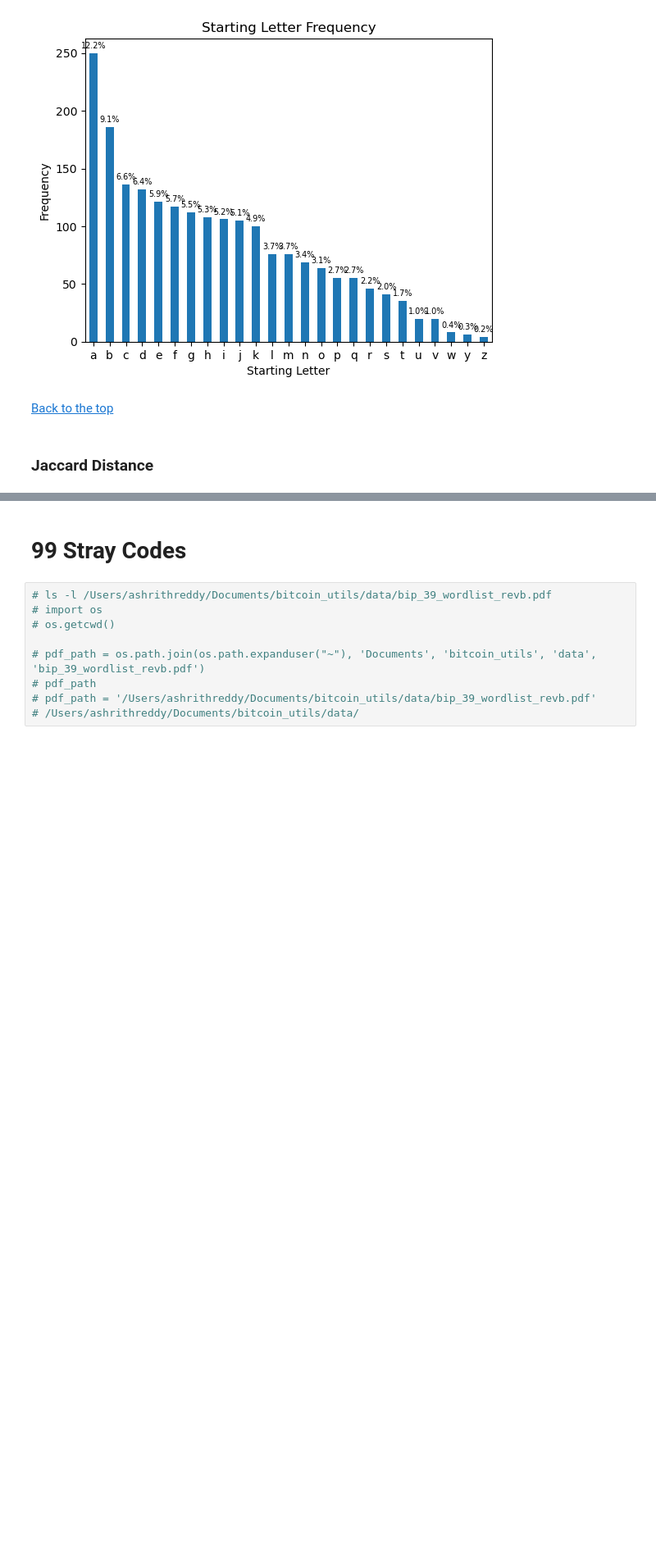
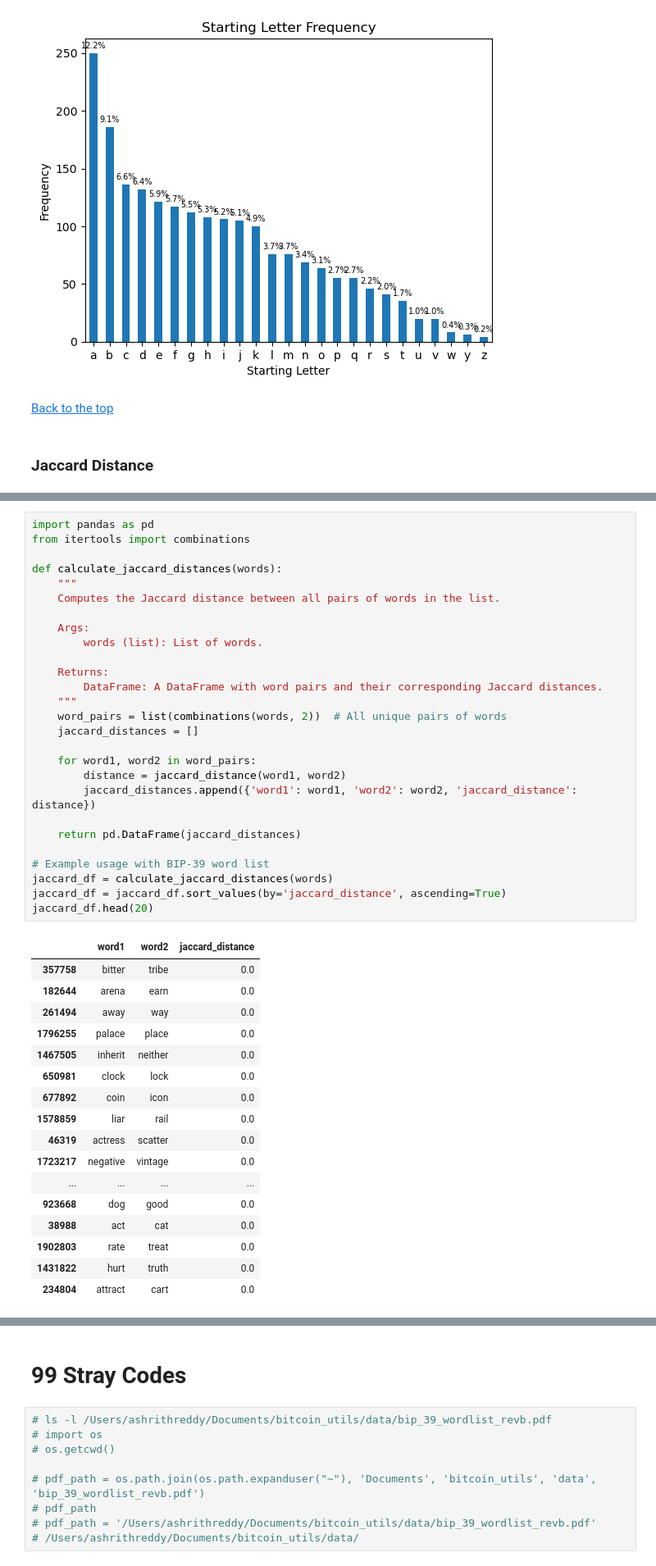
Before and after one commit to ashrithssreddy/Bitcoin_Utils, a Jupyter notebook: notebooks/seed_words_EDA.ipynb, the cells around one changed output, grey strips where cells are left out. Shown at 82% size. Cells and saved outputs as stored; diff of their text form; blank space fills up the shorter version.

```diff
--- a/notebooks/seed_words_EDA.ipynb
+++ b/notebooks/seed_words_EDA.ipynb
@@ -228,0 +257,45 @@ plt.show()
+# %%
+import pandas as pd
+from itertools import combinations
+
+def calculate_jaccard_distances(words):
+    """
+    Computes the Jaccard distance between all pairs of words in the list.
+
+    Args:
+        words (list): List of words.
+
+    Returns:
+        DataFrame: A DataFrame with word pairs and their corresponding Jaccard distances.
+    """
+    word_pairs = list(combinations(words, 2))  # All unique pairs of words
+    jaccard_distances = []
+
+    for word1, word2 in word_pairs:
+        distance = jaccard_distance(word1, word2)
+        jaccard_distances.append({'word1': word1, 'word2': word2, 'jaccard_distance': distance})
+
+    return pd.DataFrame(jaccard_distances)
+
+# Example usage with BIP-39 word list
+jaccard_df = calculate_jaccard_distances(words)
+jaccard_df = jaccard_df.sort_values(by='jaccard_distance', ascending=True)
+jaccard_df.head(20)
+# %% [output]
+|  | word1 | word2 | jaccard_distance |
+| 357758 | bitter | tribe | 0.0 |
+| 182644 | arena | earn | 0.0 |
+| 261494 | away | way | 0.0 |
+| 1796255 | palace | place | 0.0 |
+| 1467505 | inherit | neither | 0.0 |
+| 650981 | clock | lock | 0.0 |
+| 677892 | coin | icon | 0.0 |
+| 1578859 | liar | rail | 0.0 |
+| 46319 | actress | scatter | 0.0 |
+| 1723217 | negative | vintage | 0.0 |
+| ... | ... | ... | ... |
+| 923668 | dog | good | 0.0 |
+| 38988 | act | cat | 0.0 |
+| 1902803 | rate | treat | 0.0 |
+| 1431822 | hurt | truth | 0.0 |
+| 234804 | attract | cart | 0.0 |
```
Also changed, not shown: parts of 2 cells of this notebook.
